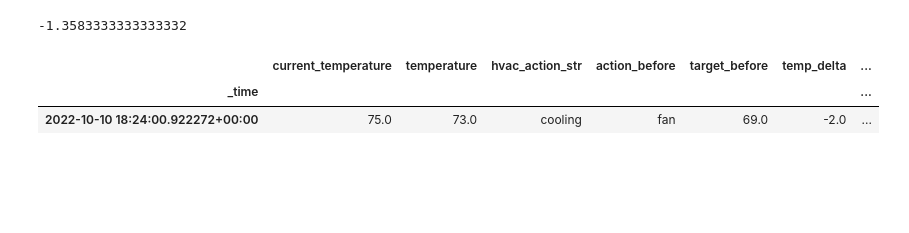
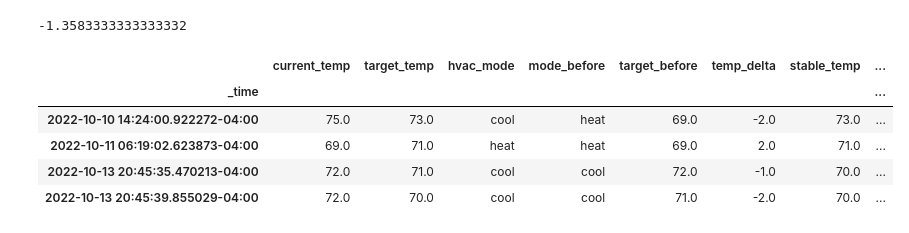
Before and after one commit to dgrnbrg/appdaemon-configs, a Jupyter notebook: appdaemon-dev.ipynb, the cells around one changed output. Saved outputs shown, nothing was run; the diff lists cells and outputs as text; code cells hidden in the pictures; blank space fills up the shorter version.

```diff
--- a/appdaemon-dev.ipynb
+++ b/appdaemon-dev.ipynb
@@ -184,27 +178,34 @@ Out[110].loc['cooling'].loc[('delta','mean')]
 # %% [output]
 -1.3583333333333332
 # %%
-temp = get_sensor_data(thermostat_ent, field="current_temperature")
-target_temp = get_sensor_data(thermostat_ent, field="temperature")
-mode = get_sensor_data(thermostat_ent, field="hvac_action_str")
+temp = get_sensor_data(thermostat_ent + ".current_temperature", column="current_temp")
+target_temp = get_sensor_data(thermostat_ent + ".temperature", column="target_temp")
+mode = get_sensor_data(thermostat_ent + ".state", column="hvac_mode")
 base_times = pd.concat([x['_time'] for x in [temp, target_temp, mode]])
 base_times = base_times.sort_values().drop_duplicates()
 df = pd.merge_asof(base_times, temp, on='_time')
 df = pd.merge_asof(df, target_temp, on='_time')
 df = pd.merge_asof(df, mode, on='_time')
+df['_time'] = df['_time'].dt.tz_convert('America/New_York')
 df = df.set_index('_time')
-change_df = df[['hvac_action_str', 'temperature']].shift(1).rename(columns={'hvac_action_str': 'action_before', 'temperature': 'target_before'})
-change_events_df = pd.merge(df, change_df, left_index=True, right_index=True).dropna(subset=['hvac_action_str', 'action_before']).query("(hvac_action_str != action_before or temperature != target_before) and hvac_action_str not in ['fan', 'off'] and current_temperature != temperature")
+change_df = df[['hvac_mode', 'target_temp']].shift(1).rename(columns={'hvac_mode': 'mode_before', 'target_temp': 'target_before'})
+change_events_df = pd.merge(df, change_df, left_index=True, right_index=True).dropna(subset=['hvac_mode', 'mode_before'])
+change_events_df = change_events_df.query("(hvac_mode != mode_before or target_temp != target_before) and hvac_mode not in ['fan', 'off'] and current_temp != target_temp")
+change_events_df
 
-stable_df = df.query('current_temperature == temperature').drop(['current_temperature', 'temperature'],axis=1)
+
+stable_df = df.query('current_temp == target_temp').drop(['current_temp'],axis=1).rename(columns={'target_temp': 'stable_temp'})
 stable_df['stable_time'] = stable_df.index
-change_events_df['temp_delta'] = change_events_df['temperature'] - change_events_df['current_temperature']
-change_events_df = pd.merge_asof(change_events_df, stable_df, left_index=True, right_index=True, by='hvac_action_str', direction='forward').dropna(subset=['stable_time'])
-stable_df
+change_events_df['temp_delta'] = change_events_df['target_temp'] - change_events_df['current_temp']
+change_events_df = pd.merge_asof(change_events_df, stable_df, left_index=True, right_index=True, by='hvac_mode', direction='forward').dropna(subset=['stable_time'])
+change_events_df = change_events_df.query("(temp_delta > 0 and hvac_mode == 'heat') or (temp_delta < 0 and hvac_mode == 'cool')")
 change_events_df['time_delta'] = (change_events_df['stable_time'] - change_events_df.index).dt.total_seconds()
 change_events_df['adapt_rate_degrees_per_hr'] = change_events_df['temp_delta'] / (change_events_df['time_delta'] / 3600.0)
 change_events_df
 # %% [output]
-|  | current_temperature | temperature | hvac_action_str | action_before | target_before | temp_delta | ... |
-| _time |  |  |  |  |  |  | ... |
-| 2022-10-10 18:24:00.922272+00:00 | 75.0 | 73.0 | cooling | fan | 69.0 | -2.0 | ... |
+|  | current_temp | target_temp | hvac_mode | mode_before | target_before | temp_delta | stable_temp | ... |
+| _time |  |  |  |  |  |  |  | ... |
+| 2022-10-10 14:24:00.922272-04:00 | 75.0 | 73.0 | cool | heat | 69.0 | -2.0 | 73.0 | ... |
+| 2022-10-11 06:19:02.623873-04:00 | 69.0 | 71.0 | heat | heat | 69.0 | 2.0 | 71.0 | ... |
+| 2022-10-13 20:45:35.470213-04:00 | 72.0 | 71.0 | cool | cool | 72.0 | -1.0 | 70.0 | ... |
+| 2022-10-13 20:45:39.855029-04:00 | 72.0 | 70.0 | cool | cool | 71.0 | -2.0 | 70.0 | ... |
```
Also changed, not shown: parts of 2 cells of this notebook, 1 other file.
